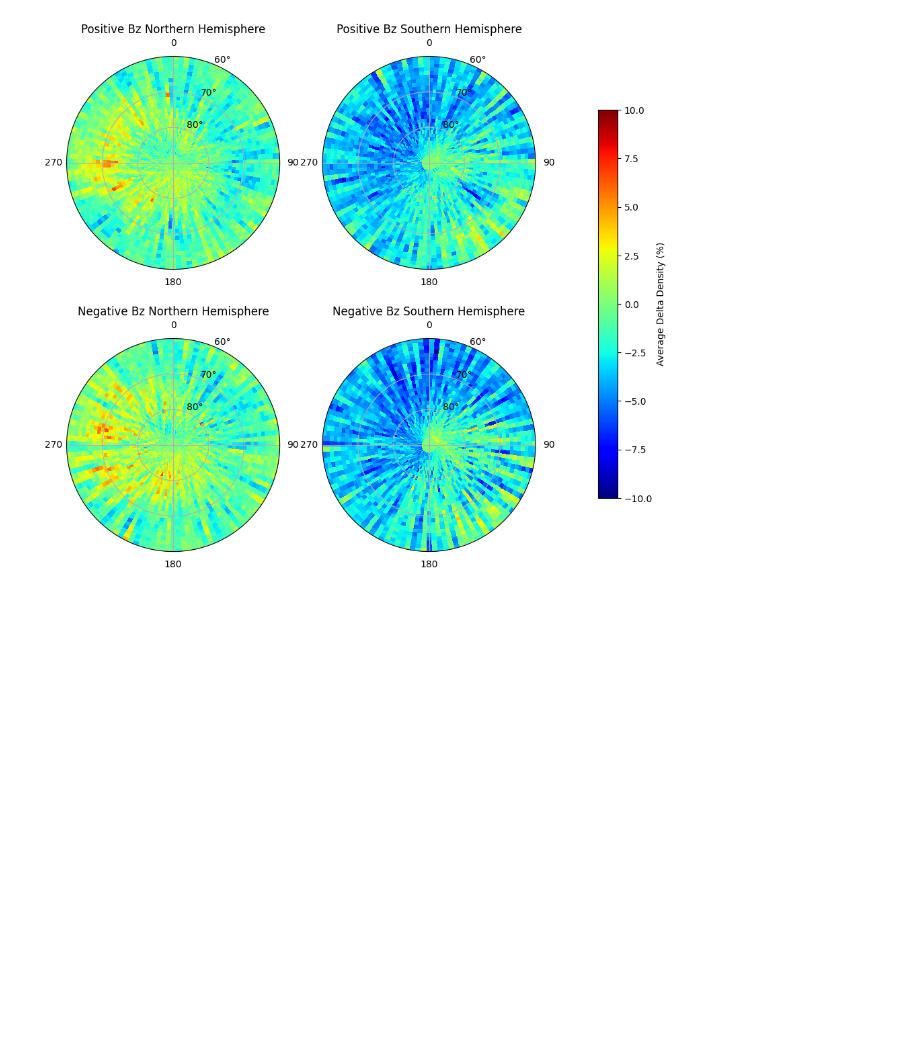
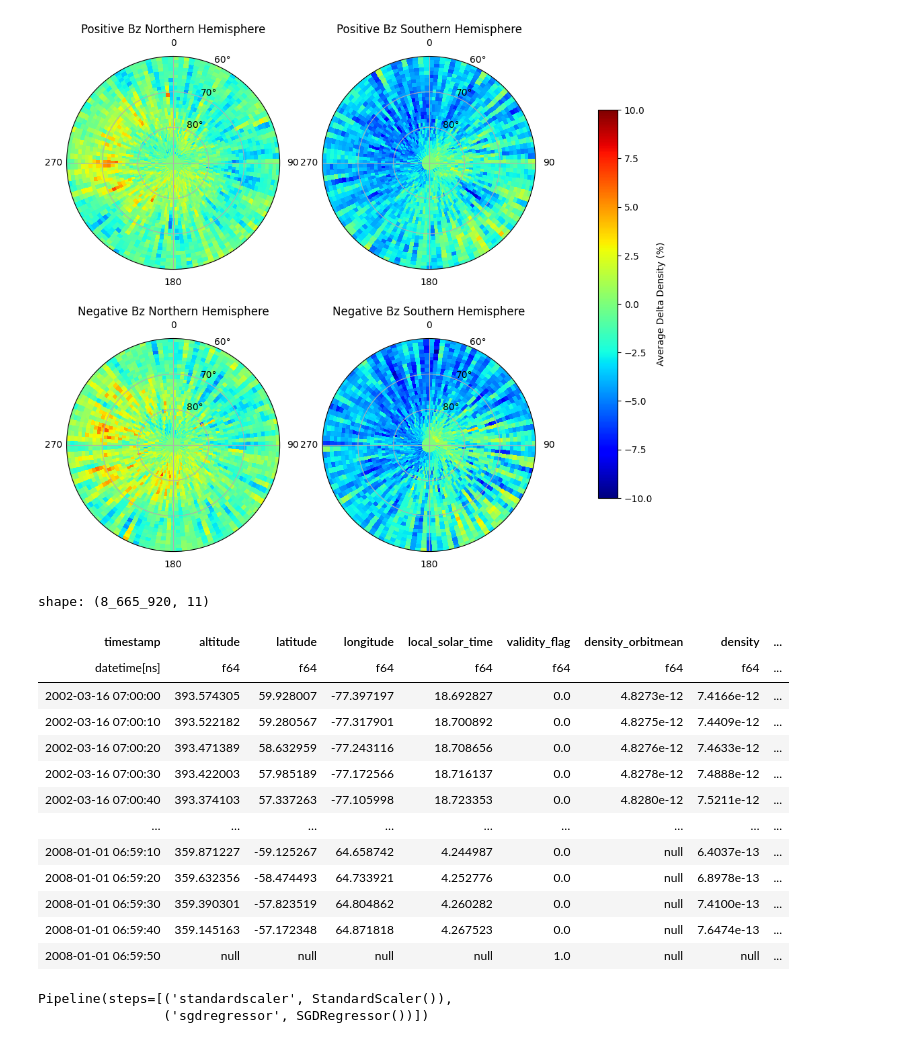
Before and after one commit to mrpatrick1991/perceptive_techeval, a Jupyter notebook: notebooks/perturbation_analysis_redux.ipynb, the cells around one changed output. Saved outputs shown, nothing was run; the diff lists cells and outputs as text; code cells hidden in the pictures; blank space fills up the shorter version.

Commit message:
run inference on the geomag maps next

```diff
--- a/notebooks/perturbation_analysis_redux.ipynb
+++ b/notebooks/perturbation_analysis_redux.ipynb
@@ -543,3 +543,71 @@ fig.colorbar(pc_north, ax=axes[:, :], label="Average Delta Density (%)", pad=0.1
 plt.show()
 # %% [output]
 [figure]
+# %%
+omni_complete = omni_df.filter(pl.col("BZ_GSM") < 500) # filter their sentinel values for nan out.
+
+a = champ_df.to_pandas()
+b = imf.to_pandas()
+
+a['timestamp'] = pd.to_datetime(a['timestamp'], unit='s')
+b['timestamp'] = pd.to_datetime(b['timestamp'], unit='s')
+
+a = a.sort_values(by="timestamp")
+b = b.sort_values(by="timestamp")
+
+champ_omni_df = pl.from_pandas(pd.merge_asof(
+    a,
+    b,
+    on="timestamp",
+    direction="nearest",
+    tolerance=pd.Timedelta(hours=1.0)  # Set tolerance to one hour
+))
+# %%
+champ_omni_df
+# %% [output]
+shape: (8_665_920, 11)
+| timestamp | altitude | latitude | longitude | local_solar_time | validity_flag | density_orbitmean | density | ... |
+| datetime[ns] | f64 | f64 | f64 | f64 | f64 | f64 | f64 | ... |
+| 2002-03-16 07:00:00 | 393.574305 | 59.928007 | -77.397197 | 18.692827 | 0.0 | 4.8273e-12 | 7.4166e-12 | ... |
+| 2002-03-16 07:00:10 | 393.522182 | 59.280567 | -77.317901 | 18.700892 | 0.0 | 4.8275e-12 | 7.4409e-12 | ... |
+| 2002-03-16 07:00:20 | 393.471389 | 58.632959 | -77.243116 | 18.708656 | 0.0 | 4.8276e-12 | 7.4633e-12 | ... |
+| 2002-03-16 07:00:30 | 393.422003 | 57.985189 | -77.172566 | 18.716137 | 0.0 | 4.8278e-12 | 7.4888e-12 | ... |
+| 2002-03-16 07:00:40 | 393.374103 | 57.337263 | -77.105998 | 18.723353 | 0.0 | 4.8280e-12 | 7.5211e-12 | ... |
+| … | … | … | … | … | … | … | … | ... |
+| 2008-01-01 06:59:10 | 359.871227 | -59.125267 | 64.658742 | 4.244987 | 0.0 | null | 6.4037e-13 | ... |
+| 2008-01-01 06:59:20 | 359.632356 | -58.474493 | 64.733921 | 4.252776 | 0.0 | null | 6.8978e-13 | ... |
+| 2008-01-01 06:59:30 | 359.390301 | -57.823519 | 64.804862 | 4.260282 | 0.0 | null | 7.4100e-13 | ... |
+| 2008-01-01 06:59:40 | 359.145163 | -57.172348 | 64.871818 | 4.267523 | 0.0 | null | 7.6474e-13 | ... |
+| 2008-01-01 06:59:50 | null | null | null | null | 1.0 | null | null | ... |
+# %%
+from sklearn.linear_model import SGDRegressor
+from sklearn.pipeline import make_pipeline
+from sklearn.model_selection import train_test_split
+from sklearn.preprocessing import StandardScaler
+
+df = champ_omni_df.filter(pl.col("validity_flag") == 0)
+
+df = df.with_columns(
+            delta_density=100.0 * (pl.col("density") - pl.col("density").rolling_mean(30)) / pl.col("density").rolling_mean(30)
+).filter(pl.col("validity_flag") == 0)
+
+df = df.filter(
+        pl.fold(acc=True, function=lambda acc, col: acc & col.is_finite(), exprs=[pl.col(col) for col in df.columns if df.schema[col] == pl.Float64])
+)
+
+y = np.array(df["delta_density"])
+X = np.array(df["altitude","geomagnetic_latitude","mlt","BZ_GSM","local_solar_time"])
+
+mask = ~np.isnan(X).any(axis=1) & ~np.isnan(y)
+X = X[mask]
+y = y[mask]
+
+X_train, X_test, y_train, y_test = train_test_split(X, y, test_size=0.2, random_state=42)
+
+reg = make_pipeline(StandardScaler(),
+                    SGDRegressor(max_iter=1000, tol=1e-3))
+
+reg.fit(X_train, y_train)
+# %% [output]
+Pipeline(steps=[('standardscaler', StandardScaler()),
+                ('sgdregressor', SGDRegressor())])
```
Also changed, not shown: parts of 2 cells of this notebook, 1 other file.
